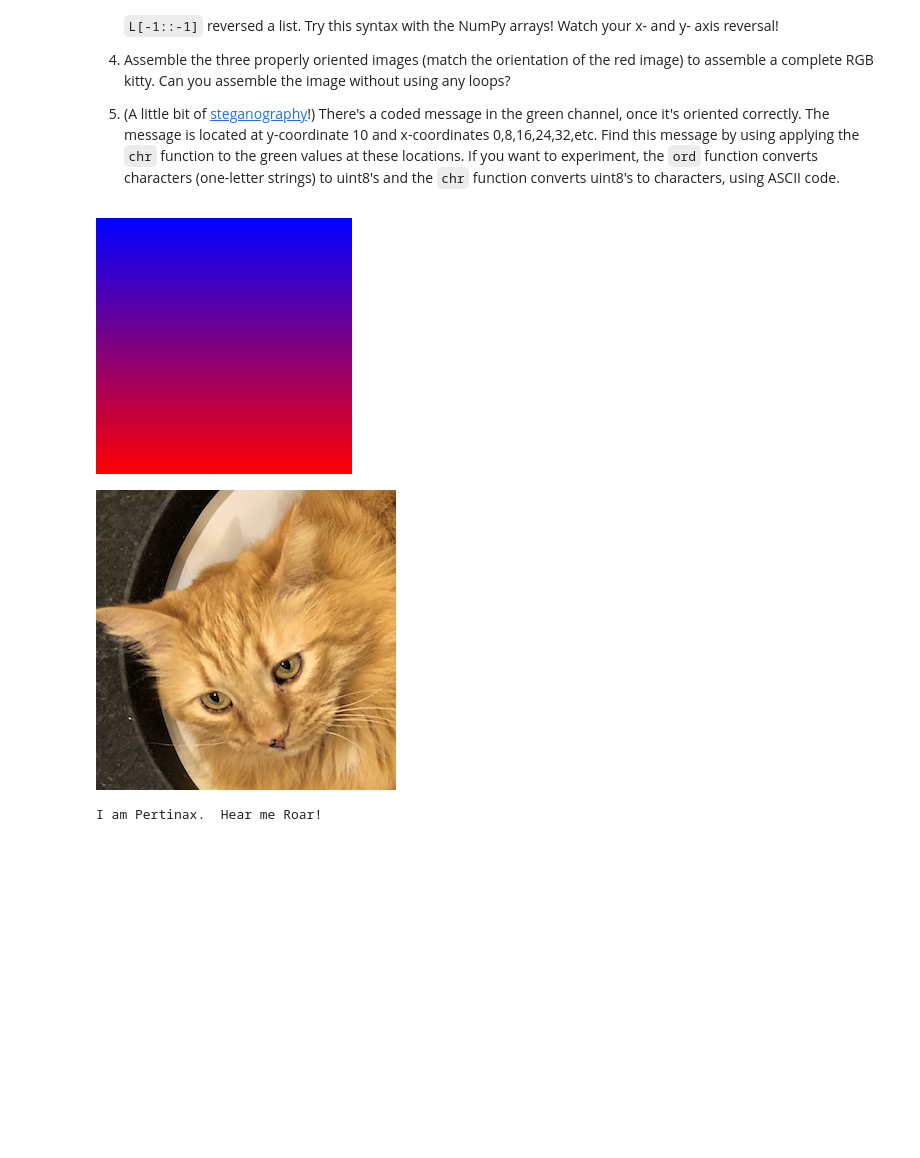
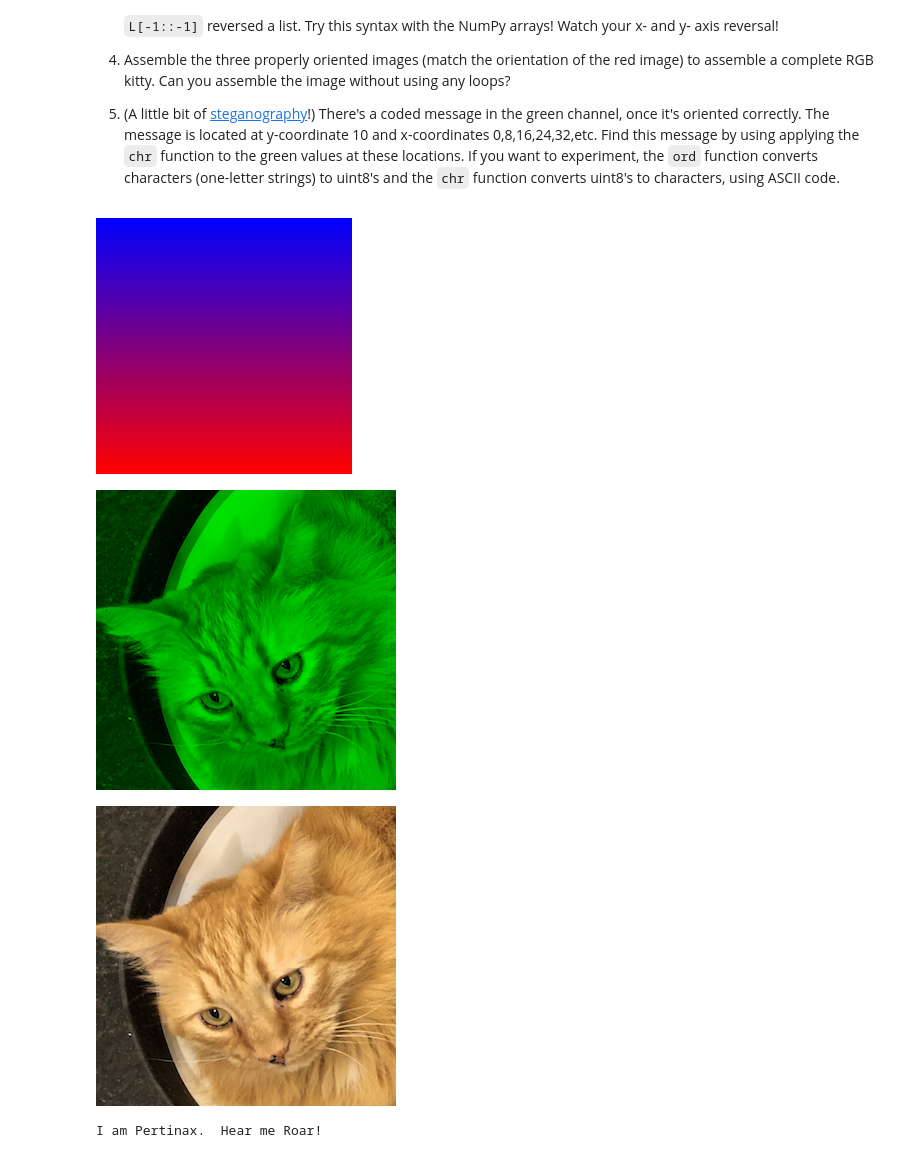
Before and after one commit to dannowilby/MATH152, a Jupyter notebook: P4M_Notebook_4.ipynb, the cells around one changed output. Cells and saved outputs as stored; diff of their text form; code cells hidden in the pictures; blank space fills up the shorter version.

```diff
--- a/P4M_Notebook_4.ipynb
+++ b/P4M_Notebook_4.ipynb
@@ -557,0 +600,16 @@ Check the units... how much faster does np.dot run than our basic Python loop im
+# %%
+# 2
+L = np.arange(0, 100);
+L = np.reshape(L, (10, 10));
+print(L)
+rows_flipped = L[:, -1::-1];
+# print(rows_flipped)
+double_flipped = rows_flipped[-1::-1, :];
+# print(double_flipped)
+
+transposed = L.copy();
+
+for i in range(10):
+  transposed[i,:] = L[:, i];
+
+print(transposed)
@@ -862,3 +963,29 @@ plt.show()
 [ 0.  1.  2.  3.  4.  5.  6.  7.  8.  9. 10.]
 [ 0  1  2  3  4  5  6  7  8  9 10]
 [figure]
+# %%
+# 3
+import math;
+
+
+R = np.random.choice([0, 1], (10000, 100))
+Summed = np.sum(R, axis=1);
+std = np.std(Summed);
+mean = np.mean(Summed);
+
+print(std, mean)
+print(np.max(Summed))
+
+def normal(x):
+  return (1/(std * math.sqrt(2 * math.pi)) * np.exp(-0.5 * ((x - mean)/std)**2));
+
+x = np.arange(0, 100);
+y = normal(x);
+
+plt.hist(Summed, bins=50);
+plt.plot(x,y * 800)
+plt.show()
+
+# the peaks of the normal distrobution and the histogram line up
+# when we add more natural numbers to the choice array
+# the center gets pushed further into the x direction
@@ -996,33 +1128,34 @@ for x in range(256):
     for y in range(256):
       bx = x / 255;
       by = y / 255;
       gradient1[y,x] = [int(255 * by), 0, int(255 * (1 - by))] # Red = x, Green = 128, Blue = 0
 img = Image.fromarray(gradient1) # Create an image from the array.
 display(img)
 
 # 2
 bluecatarray = catarray.copy()
 bluecatarray[:,:,[0,1]] = 0
 # display(Image.fromarray(bluecatarray))
 
 # 3
 mirroredbluecatarray = bluecatarray[:,-1::-1];
 flippedgreencatarrray = greencatarray[-1::-1];
-# display(Image.fromarray(flippedgreencatarrray))
+display(Image.fromarray(flippedgreencatarrray))
 
 # 4
 assembledimagecatarray = catarray.copy();
 assembledimagecatarray[:,:,0] = redcatarray[:,:,0];
 assembledimagecatarray[:,:,1] = flippedgreencatarrray[:,:,1];
 assembledimagecatarray[:,:,2] = mirroredbluecatarray[:,:,2];
 display(Image.fromarray(assembledimagecatarray))
 
 # 5
 secret = ""
 for i in range(32):
   secret = secret + chr(flippedgreencatarrray[i * 8, 10, 1])
 print(secret)
 # %% [output]
 [figure]
-[figure, old version]
+[figure, new version]
+[figure, added]
 I am Pertinax.  Hear me Roar!
```
Also changed, not shown: parts of 34 cells of this notebook.
